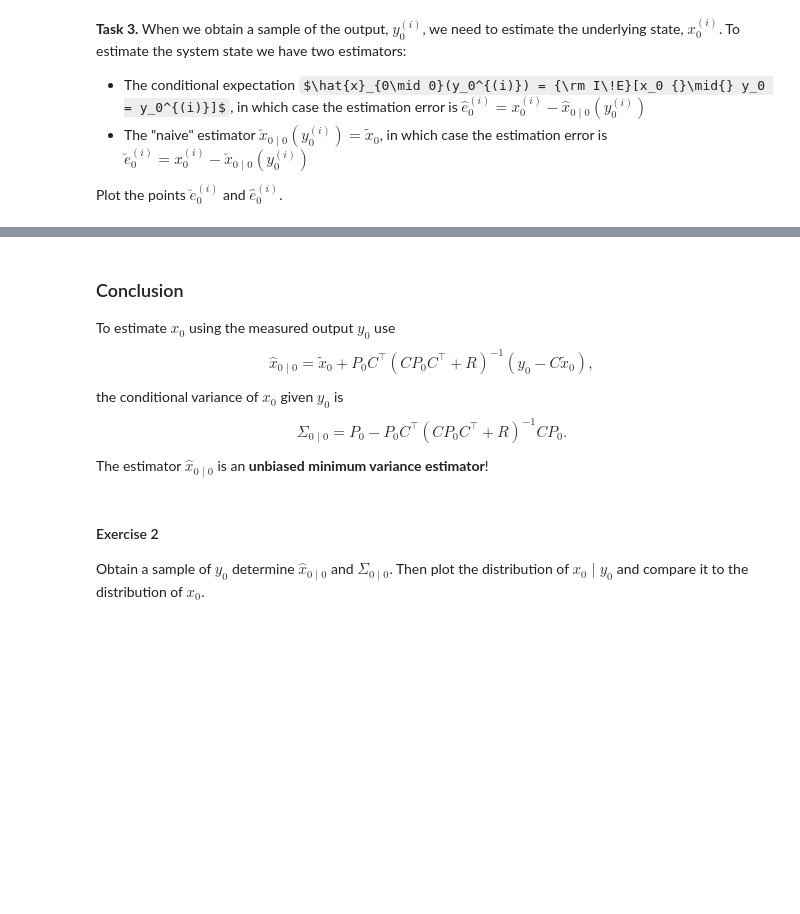
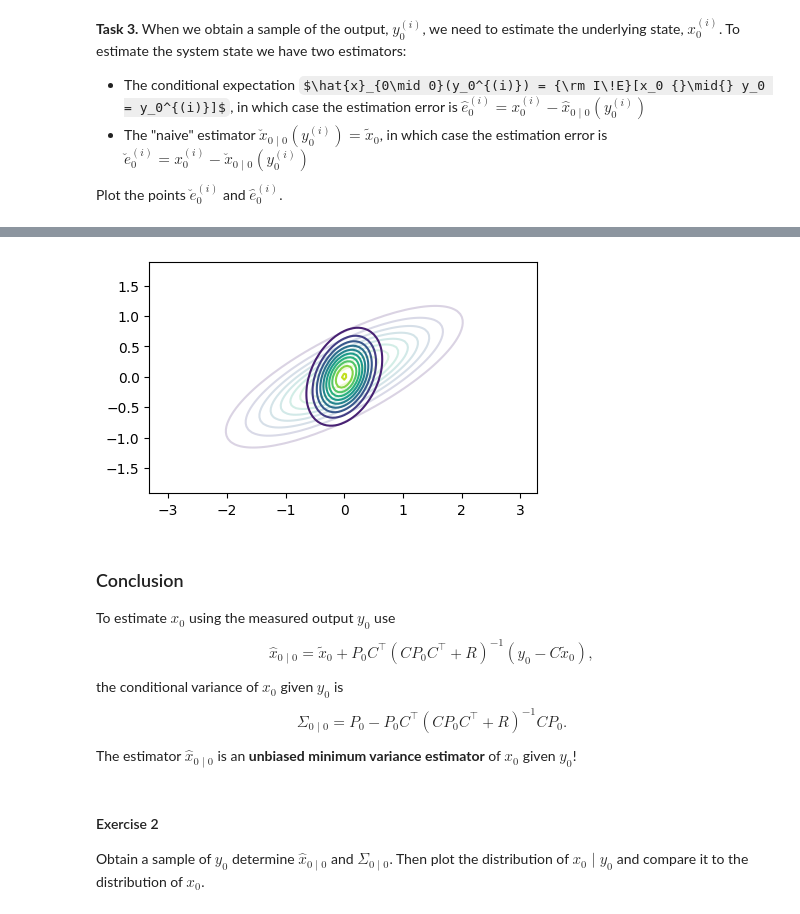
Before and after one commit to Gijinkstra/EstimationTheoryNotebooks, a Jupyter notebook: 2_kalman/2_kalman_basic.ipynb, the cells around one changed output, grey strips where cells are left out. Drawn from its saved outputs; the diff is of its cells as text; code cells hidden in the pictures; some formulas as TeX source; blank space fills up the shorter version.

```diff
--- a/2_kalman/2_kalman_basic.ipynb
+++ b/2_kalman/2_kalman_basic.ipynb
@@ -195,3 +238,12 @@ Repeat for the random variable $\breve{e}_0 = x_0 - \tilde{x}_0$. Compare the tw
+# %%
+Sigma00 = x0_var - x0_var @ C.T @ np.linalg.solve(C@x0_var@C.T + R, C @ x0_var)
+
+plt.figure(figsize=(5, 3))
+plot_2d_normal_pdf([0, 0], x0_var, alpha=0.2)
+plot_2d_normal_pdf([0, 0], Sigma00)
+plt.show()
+# %% [output]
+[figure, added]
 # %% [markdown]
 ### Conclusion
 
@@ -199,7 +251,7 @@ To estimate $x_0$ using the measured output $y_0$ use
 $$\hat{x}_{0\mid 0} = \tilde{x}_0 + P_0 C^\intercal (CP_0 C^\intercal + R)^{-1}(y_0 - C\tilde{x}_0),$$
 the conditional variance of $x_0$ given $y_0$ is
 $$\Sigma_{0\mid 0} = P_0 - P_0C^\intercal (CP_0 C^\intercal + R)^{-1} CP_0.$$
-The estimator $\hat{x}_{0\mid 0}$ is an **unbiased minimum variance estimator**!
+The estimator $\hat{x}_{0\mid 0}$ is an **unbiased minimum variance estimator** of $x_0$ given $y_0$!
 # %% [markdown]
 #### Exercise 2
 
```
Also changed, not shown: parts of 16 cells of this notebook, 1 other file.
